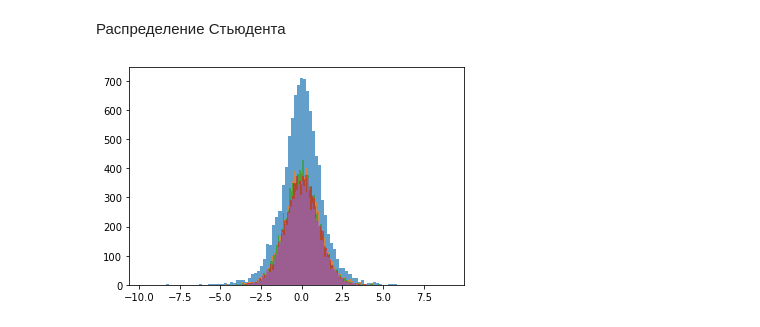
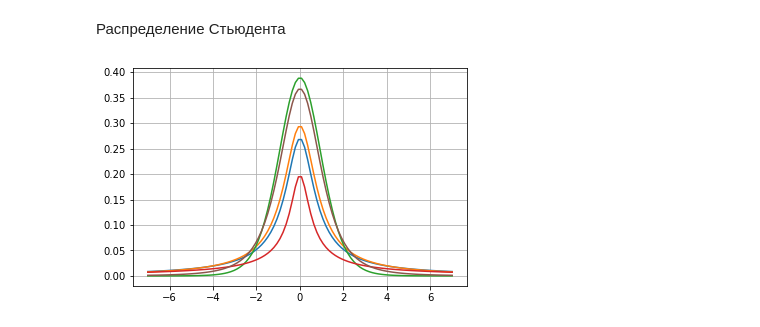
Before and after one commit to Ivan-jcnc/Python_PYDP-18, a Jupyter notebook: 28-Random/08. Random.ipynb, the cells around one changed output. Drawn from its saved outputs; the diff is of its cells as text; code cells hidden in the pictures.

```diff
--- a/28-Random/08. Random.ipynb
+++ b/28-Random/08. Random.ipynb
@@ -78,8 +69,11 @@ rst_5 = np.random.standard_t(29, 10000)
-# %%
-plt.hist(rst_1, bins=100, alpha=0.7);
-plt.hist(rst_2, bins=100, alpha=0.7);
-plt.hist(rst_3, bins=100, alpha=0.7);
-plt.hist(rst_4, bins=100, alpha=0.7);
-plt.hist(rst_5, bins=100, alpha=0.7);
-# %% [output]
-[figure, removed]
+# %%
+x = np.linspace(-7, 7 , 100)
+s = [0.5, 0.7, 10, 0.2, 0,3]
+
+for i in s:
+    plt.plot(x, sps.t.pdf(x, i))
+
+plt.grid()
+plt.show()
+# %% [output]
+[figure, added]
```
Also changed, not shown: parts of 9 cells of this notebook.
